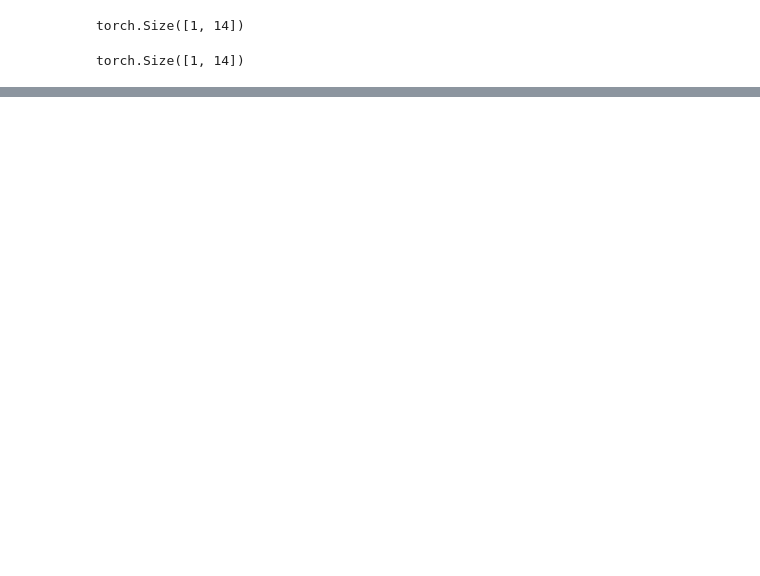
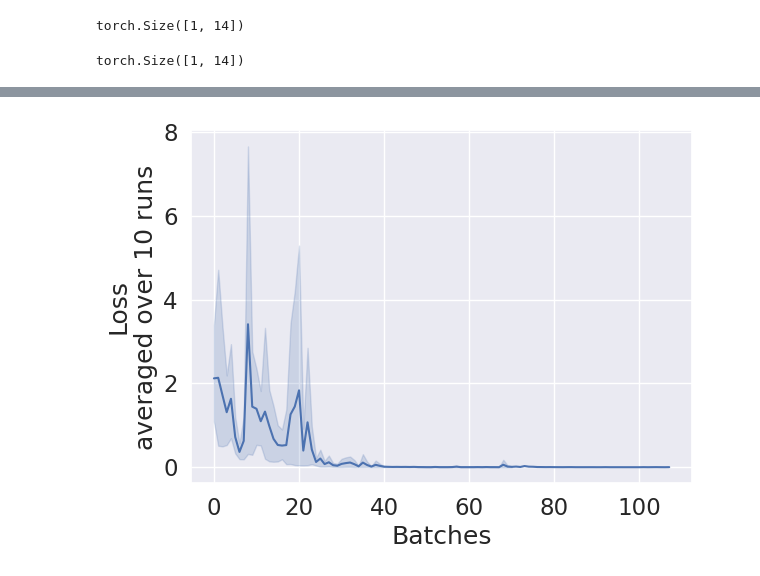
Before and after one commit to NiloufarRazmi/RL_Olfaction, a Jupyter notebook: Deep-RL/RandomWalk1D_torch.ipynb, the cells around one changed output, grey strips where cells are left out. Saved outputs shown, nothing was run; the diff lists cells and outputs as text; code cells hidden in the pictures; blank space fills up the shorter version.

Commit message:
feat: plot averaged losses

```diff
--- a/Deep-RL/RandomWalk1D_torch.ipynb
+++ b/Deep-RL/RandomWalk1D_torch.ipynb
@@ -603,2 +599,0 @@ plot_q_values(q_values)
-# %%
-losses = [torch.tensor(loss, device=device) for loss in losses]
@@ -624,4 +599,0 @@ losses = [torch.tensor(loss, device=device) for loss in losses]
-# %%
-losses_rolling_avg = nn.functional.avg_pool1d(
-    losses[1].view(1, 1, -1), kernel_size=10
-).squeeze()
@@ -640,0 +600,19 @@ plt.show()
+# %%
+window_size = 10
+for idx, loss in enumerate(losses):
+    current_loss = torch.tensor(loss, device=device)
+    losses_rolling_avg = nn.functional.avg_pool1d(
+        current_loss.view(1, 1, -1), kernel_size=window_size
+    ).squeeze()
+    tmp_df = pd.DataFrame(
+        data={
+            "Run": idx * torch.ones(len(losses_rolling_avg), device=device).int(),
+            "Steps": torch.arange(0, len(losses_rolling_avg), device=device),
+            "Loss": losses_rolling_avg,
+        }
+    )
+    if idx == 0:
+        loss_df = tmp_df
+    else:
+        loss_df = pd.concat((loss_df, tmp_df))
+loss_df
@@ -640,0 +633,9 @@ plt.show()
+# %%
+fig, ax = plt.subplots()
+sns.lineplot(data=loss_df, x="Steps", y="Loss", ax=ax)
+ax.set(ylabel=f"Loss\naveraged over {p.n_runs} runs" if p.n_runs > 1 else "Loss")
+ax.set(xlabel="Batches")
+fig.tight_layout()
+plt.show()
+# %% [output]
+[figure, added]
```
Also changed, not shown: parts of 12 cells of this notebook, 1 other file.
